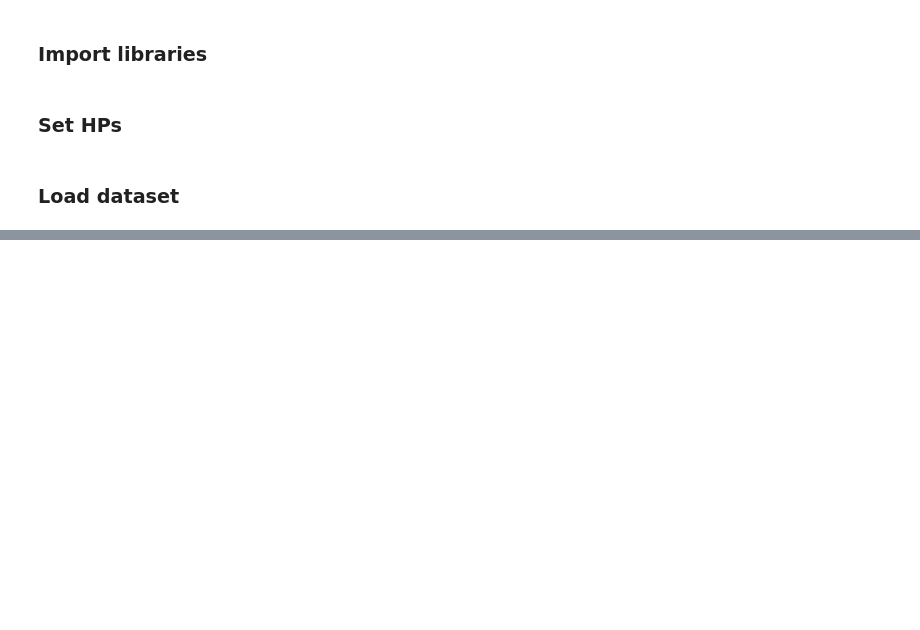
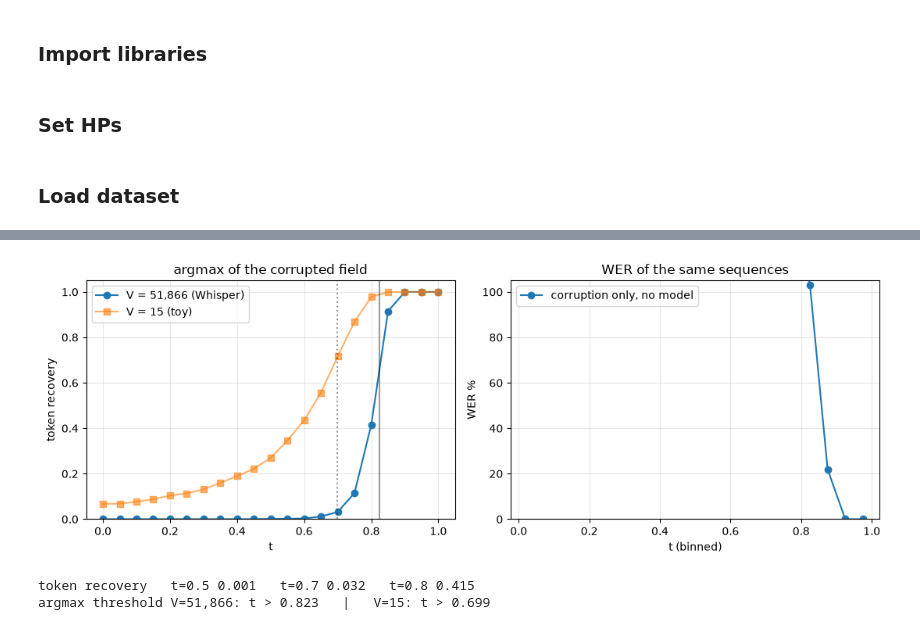
Before and after one commit to daoterog/continuous-flow-asr, a Jupyter notebook: notebooks/cont_flow_asr.ipynb, the cells around one changed output, grey strips where cells are left out. Drawn from its saved outputs; the diff is of its cells as text; code cells hidden in the pictures; blank space fills up the shorter version.

Commit message:
[Almost Functional] Real ASR pipeline

```diff
--- a/notebooks/cont_flow_asr.ipynb
+++ b/notebooks/cont_flow_asr.ipynb
@@ -20,6 +47,10 @@ REPO_ID = "openslr/librispeech_asr"
 CONFIG = "clean"
 SPLIT = "train.100"
 DEFAULT_MODEL = "openai/whisper-large-v3"
+
+# Width of the canvas the flow generates. Measured over all 28,539 utterances of
+# train.clean.100: p50 77, p99 113, max 153 — so 160 truncates nothing.
+CANVAS_LEN = 160
 # %% [markdown]
 ### Load dataset
 # %%
@@ -80,0 +453,72 @@ audio_ds = AudioFeatureDataset(audio_feature_dir)
+# %%
+@torch.no_grad()
+def corrupt_and_decode(tokens, vocab_size, t, chunk=8):
+    """The interpolant with no model in the loop: argmax of (1-t)*x0 + t*x1.
+
+    Per canvas position the true slot lands at t + (1-t)*N(0,1) and each of the other
+    V-1 slots at (1-t)*N(0,1). argmax recovers the token only when the spike beats the
+    largest of those V-1 draws, which sits near sqrt(2 ln V) — about 4.2 here.
+
+    Chunked because a (B, 160, 51866) float field is ~132 MB per 4 sequences, and
+    randn_like allocates a second one.
+    """
+    out = []
+    for i in range(0, tokens.size(0), chunk):
+        x1 = F.one_hot(tokens[i:i + chunk], vocab_size).float()
+        out.append(((1 - t) * torch.randn_like(x1) + t * x1).argmax(dim=-1))
+    return torch.cat(out)
+
+
+def sweep_corruption(tokens, vocab_size, ts, tokenizer, pad_id, num_bins=20):
+    """How much of the transcript survives pure corruption, as a function of t."""
+    metric = BinnedWER(tokenizer, pad_id, num_bins=num_bins).to(tokens.device)
+    recovery = []
+    for t in ts:
+        noisy = corrupt_and_decode(tokens, vocab_size, t)
+        recovery.append((noisy == tokens).float().mean().item())
+        metric.update(noisy, tokens, torch.full((tokens.size(0),), t, device=tokens.device))
+    return metric, recovery
+
+
+# 64 real utterances, no model involved — what follows is a property of the interpolant
+# and the vocabulary size, not of anything trained.
+SWEEP_N = 64
+sweep_texts = [audio_ds.utts[i][3] for i in range(SWEEP_N)]
+sweep_tokens = tokenizer(
+    sweep_texts, return_tensors="pt", padding="max_length",
+    truncation=True, max_length=CANVAS_LEN,
+).input_ids.to(device)
+
+ts = torch.linspace(0.0, 1.0, 21).tolist()
+torch.manual_seed(0)
+sweep_metric, recovery = sweep_corruption(sweep_tokens, VOCAB_SIZE, ts, tokenizer, PAD_ID)
+
+# The crossover sits where the signal beats the largest of V draws from N(0, 1-t):
+# t/(1-t) > E[max], i.e. t > E[max]/(1 + E[max]). sqrt(2 ln V) is the leading-order term
+# and runs a little high — measured, E[max] is 4.24 at V=51,866 against a predicted 4.66.
+threshold = lambda V: np.sqrt(2 * np.log(V)) / (1 + np.sqrt(2 * np.log(V)))
+
+toy_tokens = torch.randint(0, 15, sweep_tokens.shape, device=device)
+toy_recovery = [(corrupt_and_decode(toy_tokens, 15, t) == toy_tokens).float().mean().item()
+                for t in ts]
+
+fig, axes = plt.subplots(1, 2, figsize=(11, 4))
+
+axes[0].plot(ts, recovery, marker="o", label=f"V = {VOCAB_SIZE:,} (Whisper)")
+axes[0].plot(ts, toy_recovery, marker="s", alpha=0.6, label="V = 15 (toy)")
+for V_, style in ((VOCAB_SIZE, "-"), (15, ":")):
+    axes[0].axvline(threshold(V_), color="k", ls=style, alpha=0.4)
+axes[0].set_xlabel("t"); axes[0].set_ylabel("token recovery"); axes[0].set_ylim(0, 1.05)
+axes[0].grid(alpha=0.3); axes[0].legend()
+axes[0].set_title("argmax of the corrupted field")
+
+plot_binned_wer(sweep_metric, ax=axes[1], label="corruption only, no model")
+axes[1].set_title("WER of the same sequences")
+plt.tight_layout(); plt.show()
+
+print(f"token recovery   t=0.5 {recovery[10]:.3f}   t=0.7 {recovery[14]:.3f}   t=0.8 {recovery[16]:.3f}")
+print(f"argmax threshold V={VOCAB_SIZE:,}: t > {threshold(VOCAB_SIZE):.3f}   |   V=15: t > {threshold(15):.3f}")
+# %% [output]
+[figure, added]
+token recovery   t=0.5 0.001   t=0.7 0.032   t=0.8 0.415
+argmax threshold V=51,866: t > 0.823   |   V=15: t > 0.699
```
Also changed, not shown: parts of 17 cells of this notebook, 4 other files.
